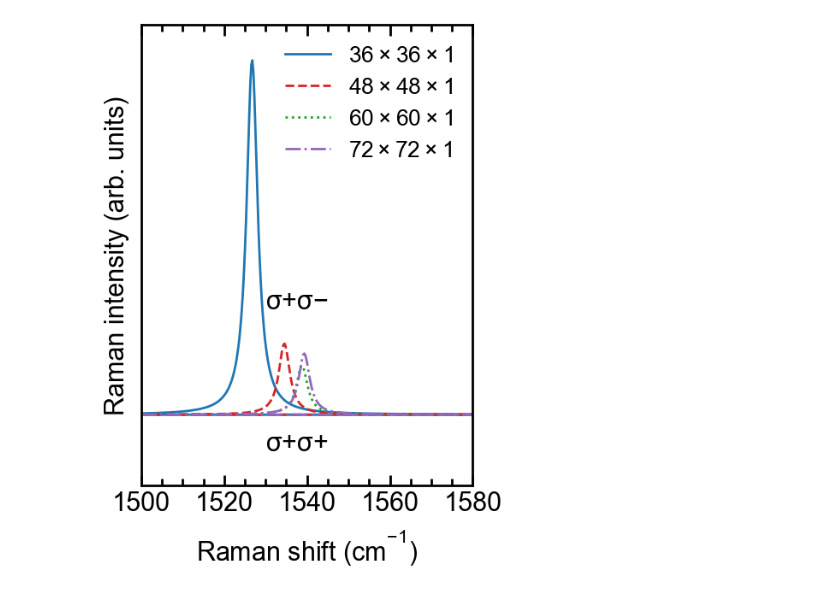
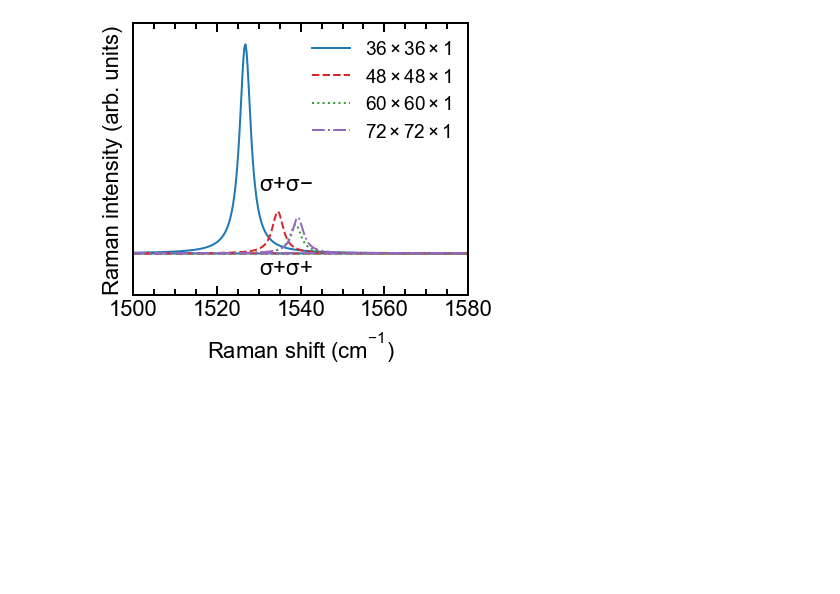
Before and after one commit to nguyen-group/QERaman, a Jupyter notebook: examples/graphene/reference/plot-raman-spectra.ipynb, the cells around one changed output. Saved outputs shown, nothing was run; the diff lists cells and outputs as text; code cells hidden in the pictures; blank space fills up the shorter version.

```diff
--- a/examples/graphene/reference/plot-raman-spectra.ipynb
+++ b/examples/graphene/reference/plot-raman-spectra.ipynb
@@ -18,35 +18,35 @@ omega7, raman7 = np.genfromtxt('./72x72x1/raman_spectra1.dat', usecols=(0,4), sk
 omega8, raman8 = np.genfromtxt('./72x72x1/raman_spectra1.dat', usecols=(0,8), skip_footer=1, unpack=True)
 
 # Create figure object
-plt.figure(figsize=(5,7))
+plt.figure(figsize=(6,5))
 
 plt.plot(omega2, raman2/raman2.max(), c='C0', ls='-', label=r'$36\times 36 \times 1$')
 plt.plot(omega1, raman1/raman2.max(), c='C0', ls='-')
 
 plt.plot(omega4, raman4/raman2.max(), c='C1', ls='--', label=r'$48\times 48 \times 1$')
 plt.plot(omega3, raman3/raman2.max(), c='C1', ls='--')
 
 plt.plot(omega6, raman6/raman2.max(), c='C2', ls=':', label=r'$60\times 60 \times 1$')
 plt.plot(omega5, raman5/raman2.max(), c='C2', ls=':')
 
 plt.plot(omega8, raman8/raman2.max(), c='C4', ls='-.', label=r'$72\times 72 \times 1$')
 plt.plot(omega7, raman7/raman2.max(), c='C4', ls='-.')
 
 plt.text(1530, 0.3, r'$\sigma{+}\sigma{-}$', fontsize = 22)
 plt.text(1530, -0.1, r'$\sigma{+}\sigma{+}$', fontsize = 22)
 
 # Add the x and y-axis labels
 plt.xlabel(r'Raman shift (cm$^{-1}$)')
 plt.ylabel(r'Raman intensity (arb. units)')
 plt.yticks([])
 # Add the the legend
 plt.legend(loc='upper right',ncol=1)
 # Set the axis limits
 plt.xlim(1500, 1580)
 plt.ylim(-0.2,1.1)
 # Save a figure to the pdf file
 plt.savefig('raman-spectra.pdf')
 # Show plot
 plt.show()
 # %% [output]
-[figure, old version]
+[figure, new version]
```
Also changed, not shown: 5 other files.
